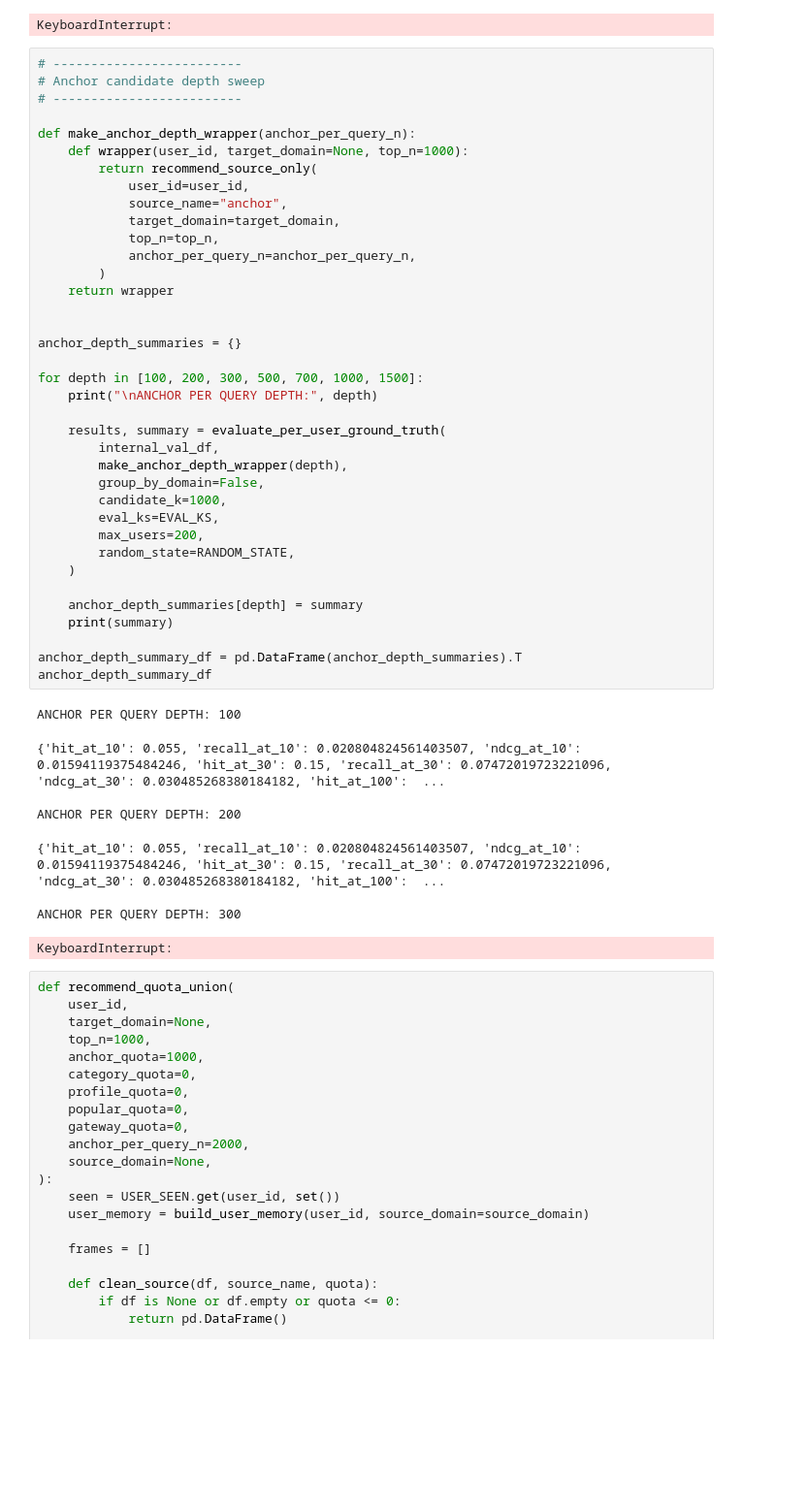
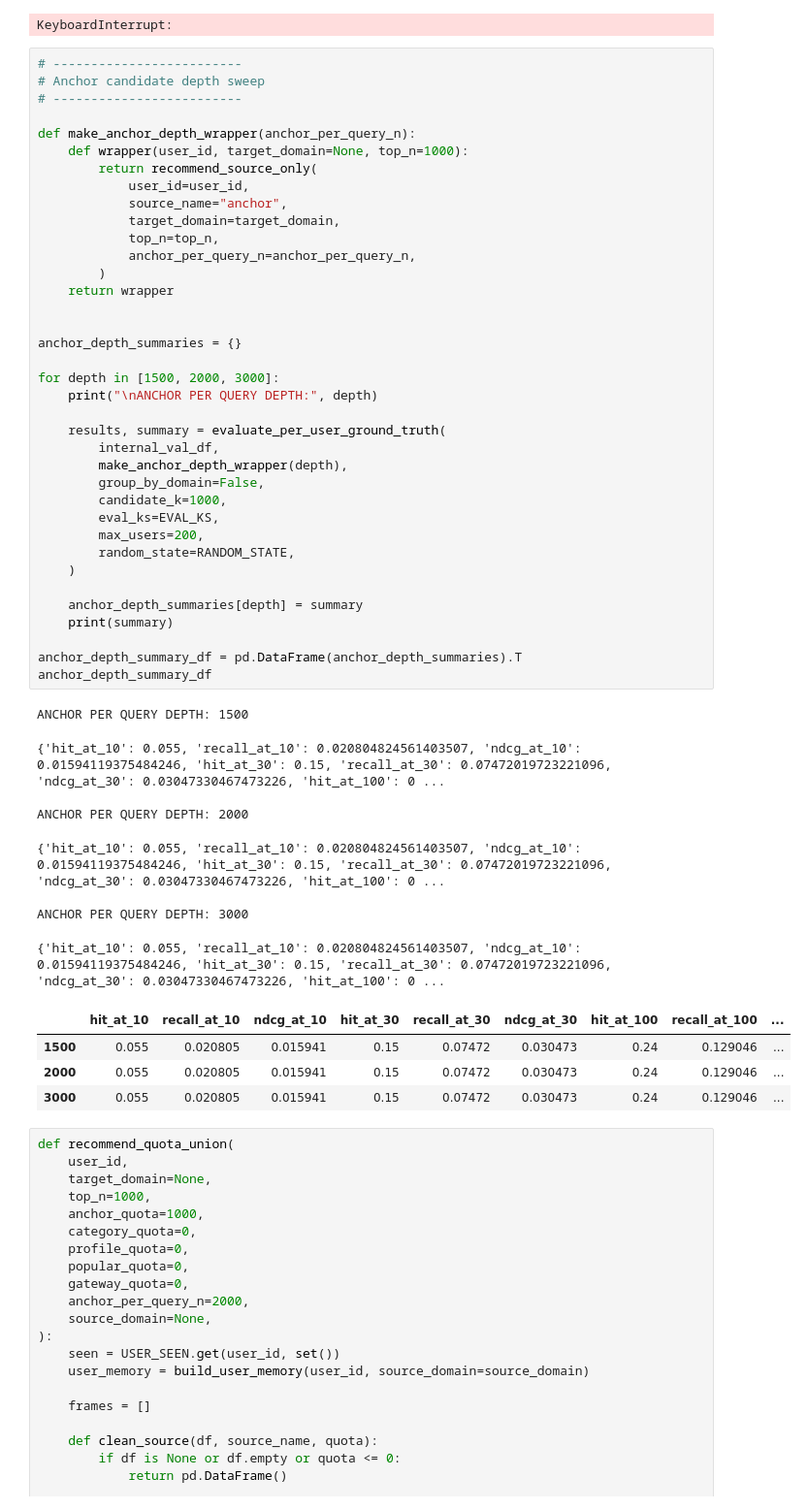
Before and after one commit to Hab-eeb/UserModRecomDSN, a Jupyter notebook: task_b_chroma_bge_retrieval_v1.ipynb, the cells around one changed output. Shown at 97% size. Drawn from its saved outputs; the diff is of its cells as text; blank space fills up the shorter version.

Commit message:
updating anchor format

```diff
--- a/task_b_chroma_bge_retrieval_v1.ipynb
+++ b/task_b_chroma_bge_retrieval_v1.ipynb
@@ -1178,40 +1243,44 @@ def make_anchor_depth_wrapper(anchor_per_query_n):
             source_name="anchor",
             target_domain=target_domain,
             top_n=top_n,
             anchor_per_query_n=anchor_per_query_n,
         )
     return wrapper
 
 
 anchor_depth_summaries = {}
 
-for depth in [100, 200, 300, 500, 700, 1000, 1500]:
+for depth in [1500, 2000, 3000]:
     print("\nANCHOR PER QUERY DEPTH:", depth)
 
     results, summary = evaluate_per_user_ground_truth(
         internal_val_df,
         make_anchor_depth_wrapper(depth),
         group_by_domain=False,
         candidate_k=1000,
         eval_ks=EVAL_KS,
         max_users=200,
         random_state=RANDOM_STATE,
     )
 
     anchor_depth_summaries[depth] = summary
     print(summary)
 
 anchor_depth_summary_df = pd.DataFrame(anchor_depth_summaries).T
 anchor_depth_summary_df
 # %% [output]
-ANCHOR PER QUERY DEPTH: 100
+ANCHOR PER QUERY DEPTH: 1500
-{'hit_at_10': 0.055, 'recall_at_10': 0.020804824561403507, 'ndcg_at_10': 0.01594119375484246, 'hit_at_30': 0.15, 'recall_at_30': 0.07472019723221096, 'ndcg_at_30': 0.030485268380184182, 'hit_at_100':  ...
+{'hit_at_10': 0.055, 'recall_at_10': 0.020804824561403507, 'ndcg_at_10': 0.01594119375484246, 'hit_at_30': 0.15, 'recall_at_30': 0.07472019723221096, 'ndcg_at_30': 0.03047330467473226, 'hit_at_100': 0 ...
 
-ANCHOR PER QUERY DEPTH: 200
+ANCHOR PER QUERY DEPTH: 2000
-{'hit_at_10': 0.055, 'recall_at_10': 0.020804824561403507, 'ndcg_at_10': 0.01594119375484246, 'hit_at_30': 0.15, 'recall_at_30': 0.07472019723221096, 'ndcg_at_30': 0.030485268380184182, 'hit_at_100':  ...
+{'hit_at_10': 0.055, 'recall_at_10': 0.020804824561403507, 'ndcg_at_10': 0.01594119375484246, 'hit_at_30': 0.15, 'recall_at_30': 0.07472019723221096, 'ndcg_at_30': 0.03047330467473226, 'hit_at_100': 0 ...
 
-ANCHOR PER QUERY DEPTH: 300
+ANCHOR PER QUERY DEPTH: 3000
-KeyboardInterrupt:
+{'hit_at_10': 0.055, 'recall_at_10': 0.020804824561403507, 'ndcg_at_10': 0.01594119375484246, 'hit_at_30': 0.15, 'recall_at_30': 0.07472019723221096, 'ndcg_at_30': 0.03047330467473226, 'hit_at_100': 0 ...
+|  | hit_at_10 | recall_at_10 | ndcg_at_10 | hit_at_30 | recall_at_30 | ndcg_at_30 | hit_at_100 | recall_at_100 | ... |
+| 1500 | 0.055 | 0.020805 | 0.015941 | 0.15 | 0.07472 | 0.030473 | 0.24 | 0.129046 | ... |
+| 2000 | 0.055 | 0.020805 | 0.015941 | 0.15 | 0.07472 | 0.030473 | 0.24 | 0.129046 | ... |
+| 3000 | 0.055 | 0.020805 | 0.015941 | 0.15 | 0.07472 | 0.030473 | 0.24 | 0.129046 | ... |
 # %%
 def recommend_quota_union(
     user_id,
```
Also changed, not shown: parts of 6 cells of this notebook.
